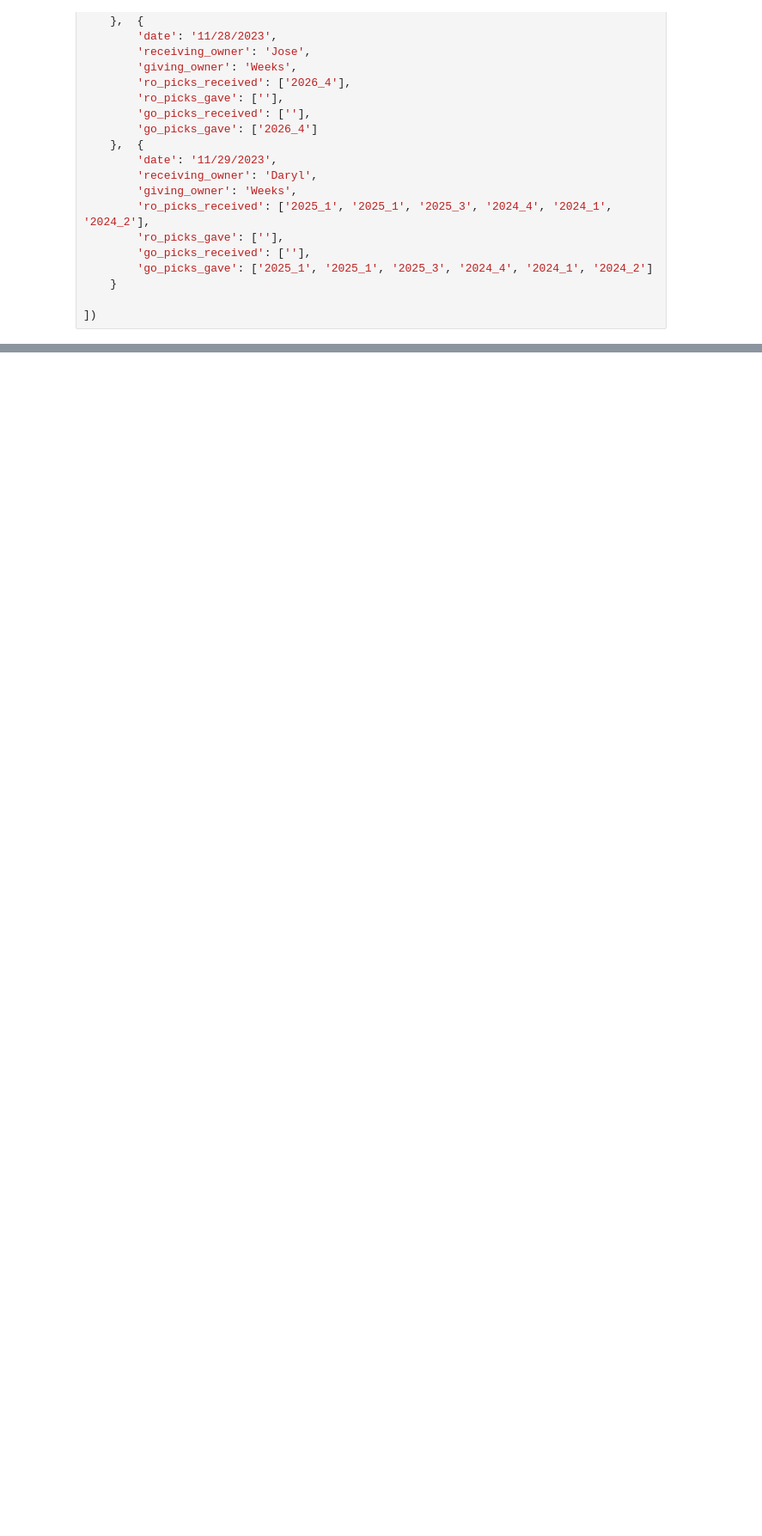
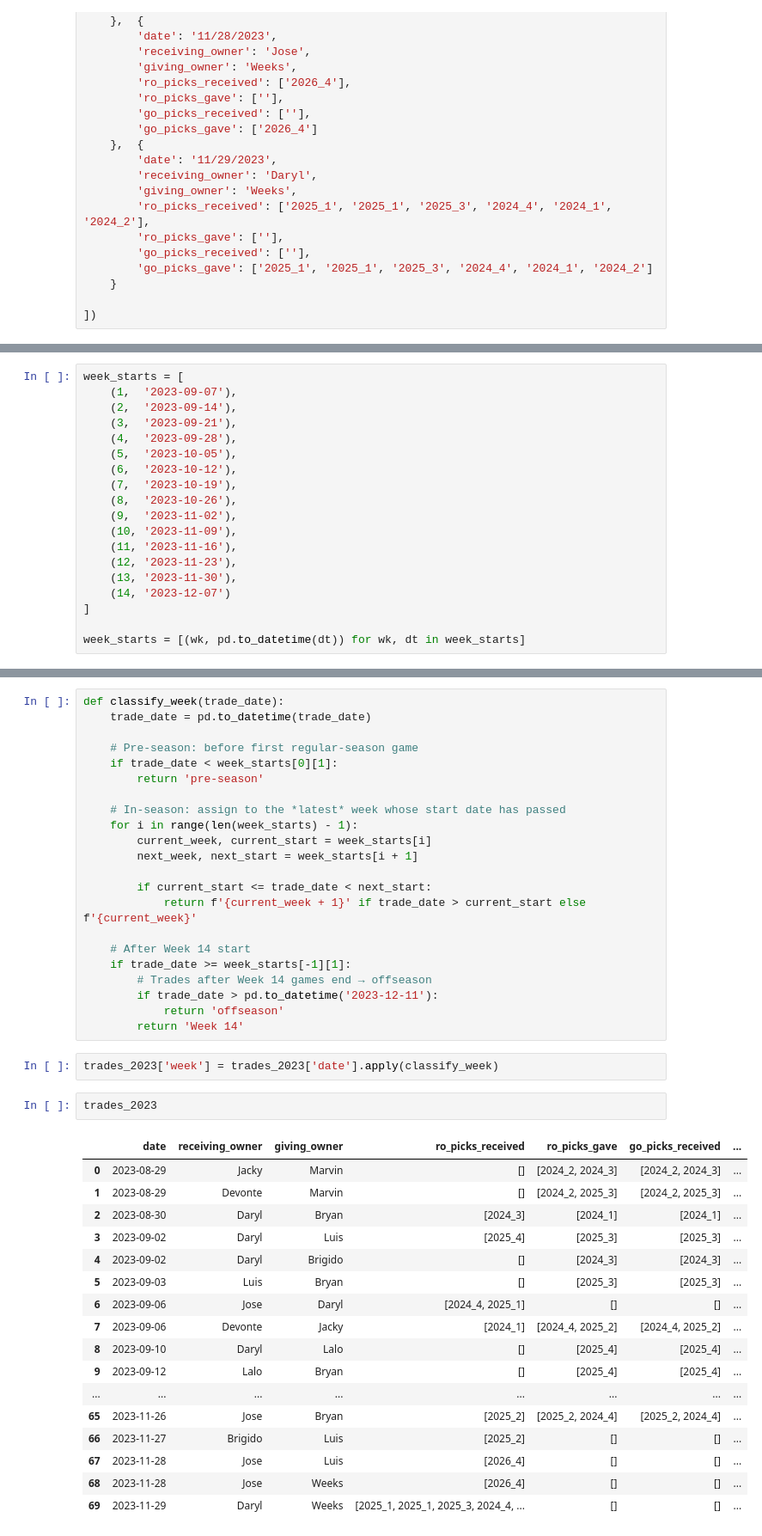
Before and after one commit to JoseAlfaro12/DynastyFootballAnalytics, a Jupyter notebook: Scripts/Data_Extracts/Trades_Tracker.ipynb, the cells around one changed output, grey strips where cells are left out. Shown at 86% size. Cells and saved outputs as stored; diff of their text form; blank space fills up the shorter version.

```diff
--- a/Scripts/Data_Extracts/Trades_Tracker.ipynb
+++ b/Scripts/Data_Extracts/Trades_Tracker.ipynb
@@ -621,0 +631,19 @@ trades_2023
+# %%
+week_starts = [
+    (1,  '2023-09-07'),
+    (2,  '2023-09-14'),
+    (3,  '2023-09-21'),
+    (4,  '2023-09-28'),
+    (5,  '2023-10-05'),
+    (6,  '2023-10-12'),
+    (7,  '2023-10-19'),
+    (8,  '2023-10-26'),
+    (9,  '2023-11-02'),
+    (10, '2023-11-09'),
+    (11, '2023-11-16'),
+    (12, '2023-11-23'),
+    (13, '2023-11-30'),
+    (14, '2023-12-07')
+]
+
+week_starts = [(wk, pd.to_datetime(dt)) for wk, dt in week_starts]
@@ -621,0 +667,44 @@ trades_2023
+# %%
+def classify_week(trade_date):
+    trade_date = pd.to_datetime(trade_date)
+
+    # Pre-season: before first regular-season game
+    if trade_date < week_starts[0][1]:
+        return 'pre-season'
+
+    # In-season: assign to the *latest* week whose start date has passed
+    for i in range(len(week_starts) - 1):
+        current_week, current_start = week_starts[i]
+        next_week, next_start = week_starts[i + 1]
+
+        if current_start <= trade_date < next_start:
+            return f'{current_week + 1}' if trade_date > current_start else f'{current_week}'
+
+    # After Week 14 start
+    if trade_date >= week_starts[-1][1]:
+        # Trades after Week 14 games end → offseason
+        if trade_date > pd.to_datetime('2023-12-11'):
+            return 'offseason'
+        return 'Week 14'
+# %%
+trades_2023['week'] = trades_2023['date'].apply(classify_week)
+# %%
+trades_2023
+# %% [output]
+|  | date | receiving_owner | giving_owner | ro_picks_received | ro_picks_gave | go_picks_received | ... |
+| 0 | 2023-08-29 | Jacky | Marvin | [] | [2024_2, 2024_3] | [2024_2, 2024_3] | ... |
+| 1 | 2023-08-29 | Devonte | Marvin | [] | [2024_2, 2025_3] | [2024_2, 2025_3] | ... |
+| 2 | 2023-08-30 | Daryl | Bryan | [2024_3] | [2024_1] | [2024_1] | ... |
+| 3 | 2023-09-02 | Daryl | Luis | [2025_4] | [2025_3] | [2025_3] | ... |
+| 4 | 2023-09-02 | Daryl | Brigido | [] | [2024_3] | [2024_3] | ... |
+| 5 | 2023-09-03 | Luis | Bryan | [] | [2025_3] | [2025_3] | ... |
+| 6 | 2023-09-06 | Jose | Daryl | [2024_4, 2025_1] | [] | [] | ... |
+| 7 | 2023-09-06 | Devonte | Jacky | [2024_1] | [2024_4, 2025_2] | [2024_4, 2025_2] | ... |
+| 8 | 2023-09-10 | Daryl | Lalo | [] | [2025_4] | [2025_4] | ... |
+| 9 | 2023-09-12 | Lalo | Bryan | [] | [2025_4] | [2025_4] | ... |
+| ... | ... | ... | ... | ... | ... | ... | ... |
+| 65 | 2023-11-26 | Jose | Bryan | [2025_2] | [2025_2, 2024_4] | [2025_2, 2024_4] | ... |
+| 66 | 2023-11-27 | Brigido | Luis | [2025_2] | [] | [] | ... |
+| 67 | 2023-11-28 | Jose | Luis | [2026_4] | [] | [] | ... |
+| 68 | 2023-11-28 | Jose | Weeks | [2026_4] | [] | [] | ... |
+| 69 | 2023-11-29 | Daryl | Weeks | [2025_1, 2025_1, 2025_3, 2024_4, ... | [] | [] | ... |
```
Also changed, not shown: parts of 29 cells of this notebook, 3 other files.
